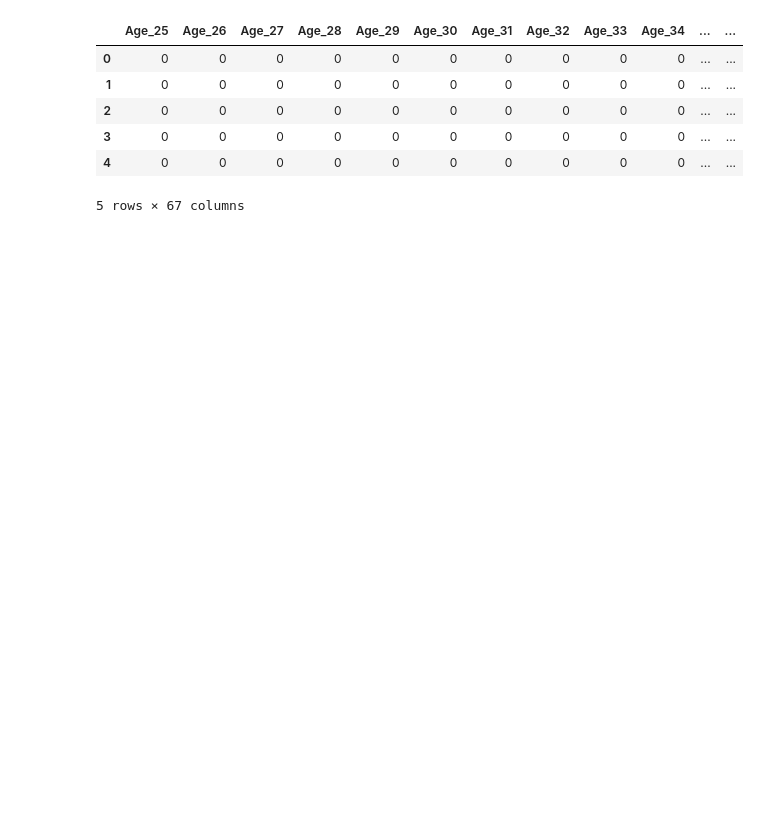
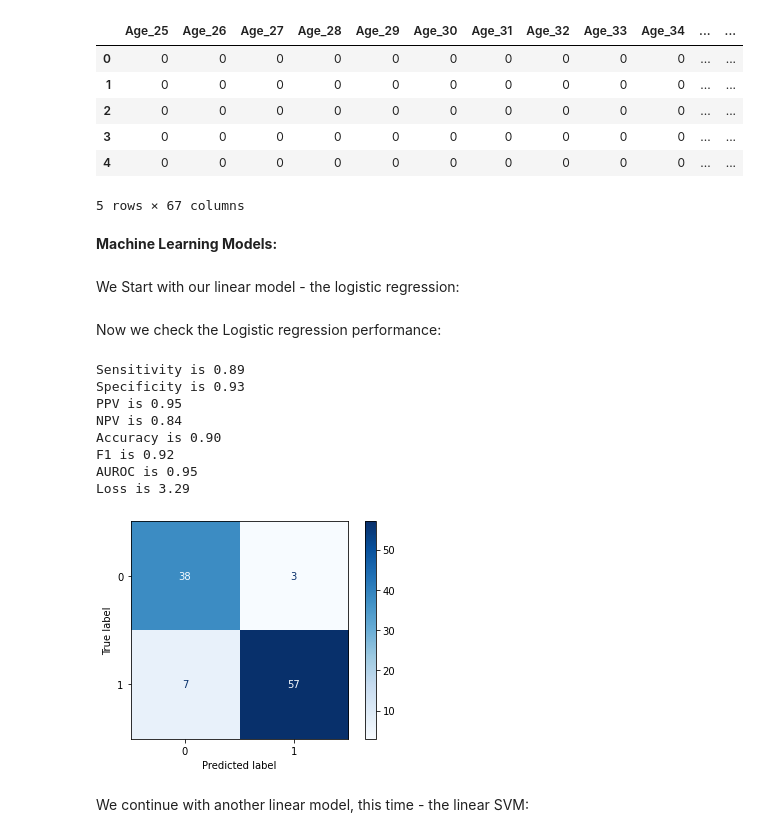
Before and after one commit to mlh-master/hw2_mlh-daniel-omer, a Jupyter notebook: HW2_MLH.ipynb, the cells around one changed output. Cells and saved outputs as stored; diff of their text form; code cells hidden in the pictures; blank space fills up the shorter version.

```diff
--- a/HW2_MLH.ipynb
+++ b/HW2_MLH.ipynb
@@ -162,3 +249,52 @@ df.head()
 | 3 | 0 | 0 | 0 | 0 | 0 | 0 | 0 | 0 | 0 | 0 | ... | ... |
 | 4 | 0 | 0 | 0 | 0 | 0 | 0 | 0 | 0 | 0 | 0 | ... | ... |
 5 rows × 67 columns
+# %% [markdown]
+**Machine Learning Models:**
+# %%
+y_1H = df["Diagnosis_Positive"]
+X_1H = df.drop(['Diagnosis_Positive'],axis=1)
+
+# splitting one hot vector data into train and test set
+X_train, x_test, Y_train, y_test = train_test_split(X_1H, y_1H, test_size = 0.20, random_state = 10, stratify=y_1H)
+
+# We define the functions for calculating our performances
+calc_TN = lambda y_true, y_pred: confusion_matrix(y_true, y_pred)[0, 0]
+calc_FP = lambda y_true, y_pred: confusion_matrix(y_true, y_pred)[0, 1]
+calc_FN = lambda y_true, y_pred: confusion_matrix(y_true, y_pred)[1, 0]
+calc_TP = lambda y_true, y_pred: confusion_matrix(y_true, y_pred)[1, 1]
+# %% [markdown]
+We Start with our linear model - the logistic regression:
+# %%
+n_splits = 5
+max_iter = 2000
+solver = 'liblinear'
+
+skf = StratifiedKFold(n_splits=n_splits, random_state=10, shuffle=True)
+
+log_reg = LogisticRegression(random_state=5, max_iter=max_iter, solver=solver)
+lmbda = np.array([0.001, 0.01, 1, 10, 100, 1000])
+pipe = Pipeline(steps=[('logistic', log_reg)])
+clf = GridSearchCV(estimator=pipe, param_grid={'logistic__C': 1/lmbda, 'logistic__penalty': ['l2']},
+        scoring=['accuracy','f1','precision','recall','roc_auc'], cv=skf,
+        refit='roc_auc', verbose=0, return_train_score=True)
+clf.fit(X_train, Y_train)
+log_reg_opt = clf.best_estimator_
+y_pred_test = log_reg_opt.predict(x_test)
+y_pred_proba_test = log_reg_opt.predict_proba(x_test)
+# %% [markdown]
+Now we check the Logistic regression performance:
+# %%
+metrics (log_reg_opt,x_test,y_test,y_pred_test, y_pred_proba_test)
+# %% [output]
+Sensitivity is 0.89
+Specificity is 0.93
+PPV is 0.95
+NPV is 0.84
+Accuracy is 0.90
+F1 is 0.92
+AUROC is 0.95
+Loss is 3.29
+[figure, added]
+# %% [markdown]
+We continue with another linear model, this time - the linear SVM:
```
Also changed, not shown: parts of 44 cells of this notebook.
